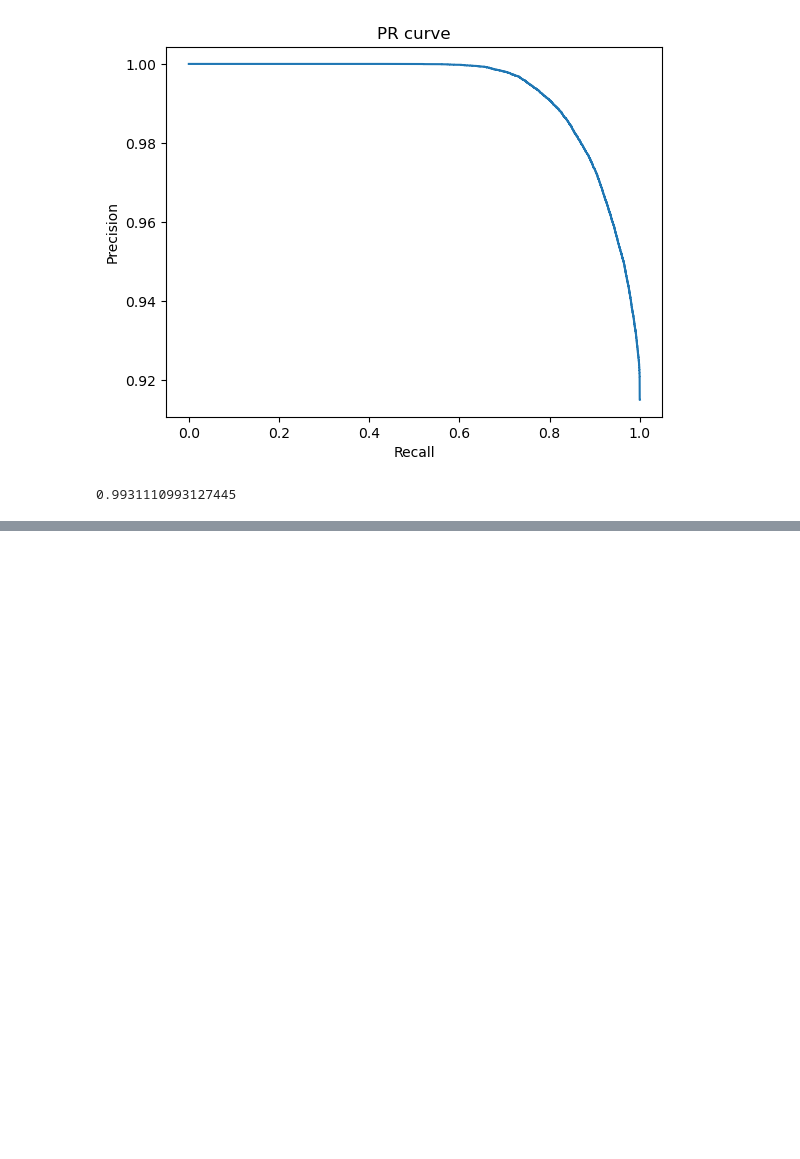
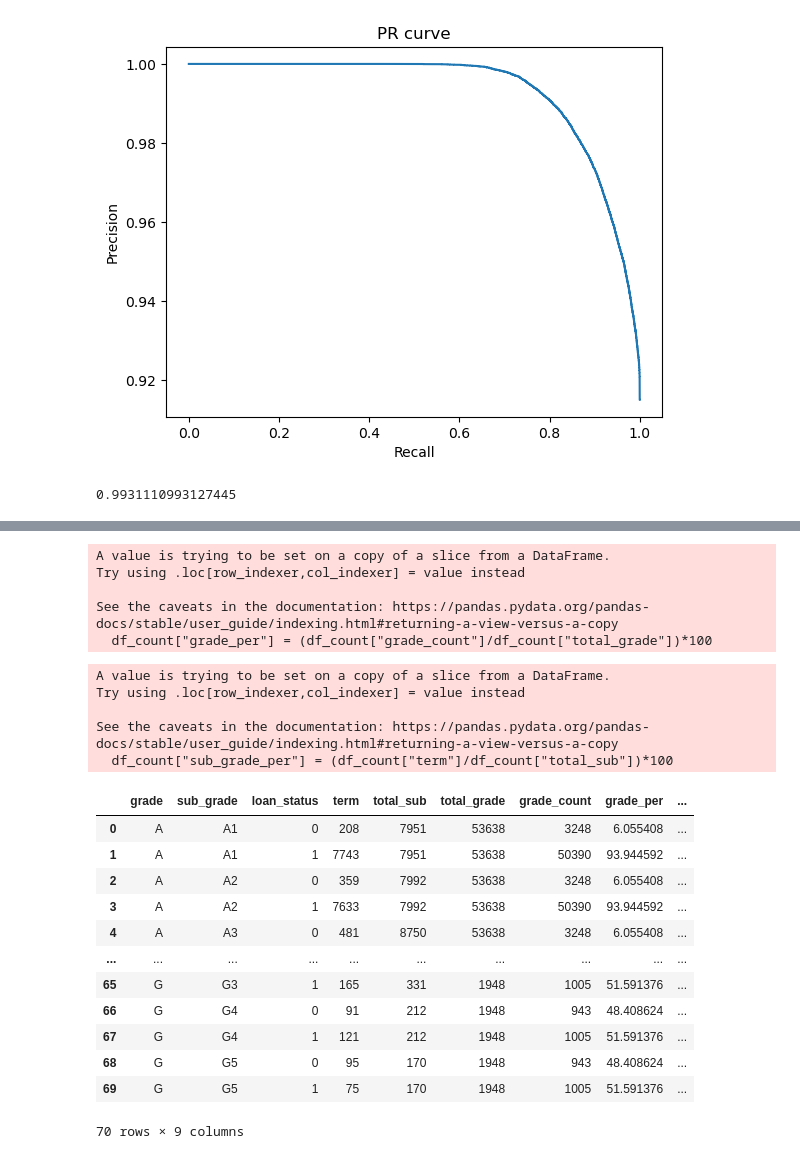
Before and after one commit to Navaneeth-7/Logistic_regression, a Jupyter notebook: file_1.ipynb, the cells around one changed output, grey strips where cells are left out. Cells and saved outputs as stored; diff of their text form; code cells hidden in the pictures; blank space fills up the shorter version.

```diff
--- a/file_1.ipynb
+++ b/file_1.ipynb
@@ -1130,0 +1193,2 @@ X
+# %%
+df_count["total_grade"] = df_count.groupby(["grade"])["term"].transform("sum")
@@ -1130,0 +1201,2 @@ X
+# %%
+df_count["grade_count"] = df_count.groupby(["grade","loan_status"])["term"].transform("sum")
@@ -1130,0 +1209,32 @@ X
+# %%
+df_count["grade_per"] = (df_count["grade_count"]/df_count["total_grade"])*100
+# %% [output]
+A value is trying to be set on a copy of a slice from a DataFrame.
+Try using .loc[row_indexer,col_indexer] = value instead
+
+See the caveats in the documentation: https://pandas.pydata.org/pandas-docs/stable/user_guide/indexing.html#returning-a-view-versus-a-copy
+  df_count["grade_per"] = (df_count["grade_count"]/df_count["total_grade"])*100
+# %%
+df_count["sub_grade_per"] = (df_count["term"]/df_count["total_sub"])*100
+# %% [output]
+A value is trying to be set on a copy of a slice from a DataFrame.
+Try using .loc[row_indexer,col_indexer] = value instead
+
+See the caveats in the documentation: https://pandas.pydata.org/pandas-docs/stable/user_guide/indexing.html#returning-a-view-versus-a-copy
+  df_count["sub_grade_per"] = (df_count["term"]/df_count["total_sub"])*100
+# %%
+df_count
+# %% [output]
+|  | grade | sub_grade | loan_status | term | total_sub | total_grade | grade_count | grade_per | ... |
+| 0 | A | A1 | 0 | 208 | 7951 | 53638 | 3248 | 6.055408 | ... |
+| 1 | A | A1 | 1 | 7743 | 7951 | 53638 | 50390 | 93.944592 | ... |
+| 2 | A | A2 | 0 | 359 | 7992 | 53638 | 3248 | 6.055408 | ... |
+| 3 | A | A2 | 1 | 7633 | 7992 | 53638 | 50390 | 93.944592 | ... |
+| 4 | A | A3 | 0 | 481 | 8750 | 53638 | 3248 | 6.055408 | ... |
+| ... | ... | ... | ... | ... | ... | ... | ... | ... | ... |
+| 65 | G | G3 | 1 | 165 | 331 | 1948 | 1005 | 51.591376 | ... |
+| 66 | G | G4 | 0 | 91 | 212 | 1948 | 943 | 48.408624 | ... |
+| 67 | G | G4 | 1 | 121 | 212 | 1948 | 1005 | 51.591376 | ... |
+| 68 | G | G5 | 0 | 95 | 170 | 1948 | 943 | 48.408624 | ... |
+| 69 | G | G5 | 1 | 75 | 170 | 1948 | 1005 | 51.591376 | ... |
+70 rows × 9 columns
```
Also changed, not shown: parts of 48 cells of this notebook.
